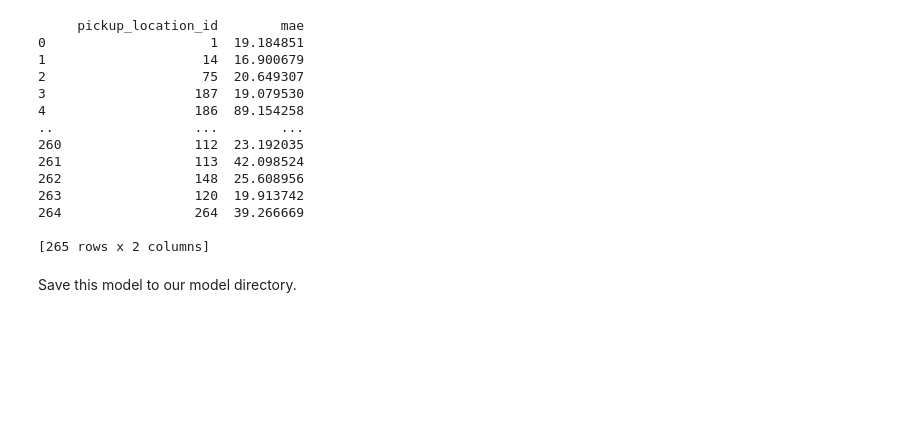
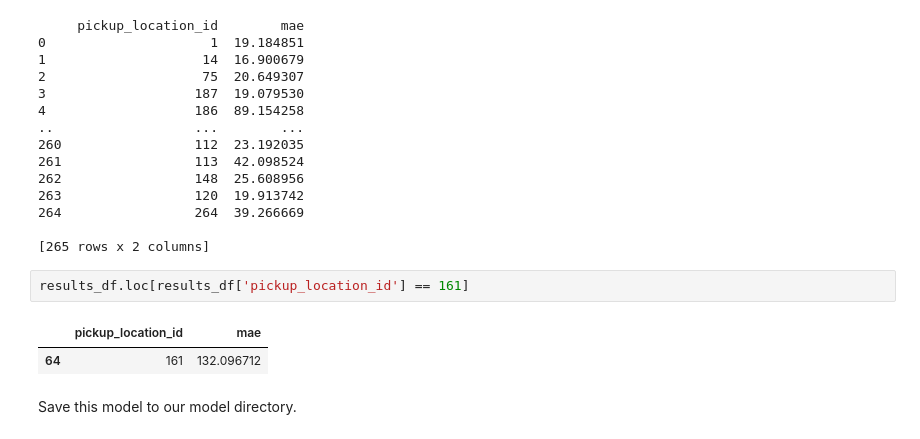
Before and after one commit to ryslipe/taxi_demand_predictor, a Jupyter notebook: notebooks/13_model_training_pipeline.ipynb, the cells around one changed output. Drawn from its saved outputs; the diff is of its cells as text; blank space fills up the shorter version.

```diff
--- a/notebooks/13_model_training_pipeline.ipynb
+++ b/notebooks/13_model_training_pipeline.ipynb
@@ -488,6 +492,11 @@ print(results_df)
 264                 264  39.266669
 
 [265 rows x 2 columns]
+# %%
+results_df.loc[results_df['pickup_location_id'] == 161]
+# %% [output]
+|  | pickup_location_id | mae |
+| 64 | 161 | 132.096712 |
 # %% [markdown]
 Save this model to our model directory.
 # %%
```
Also changed, not shown: parts of 2 cells of this notebook, 3 other files.
